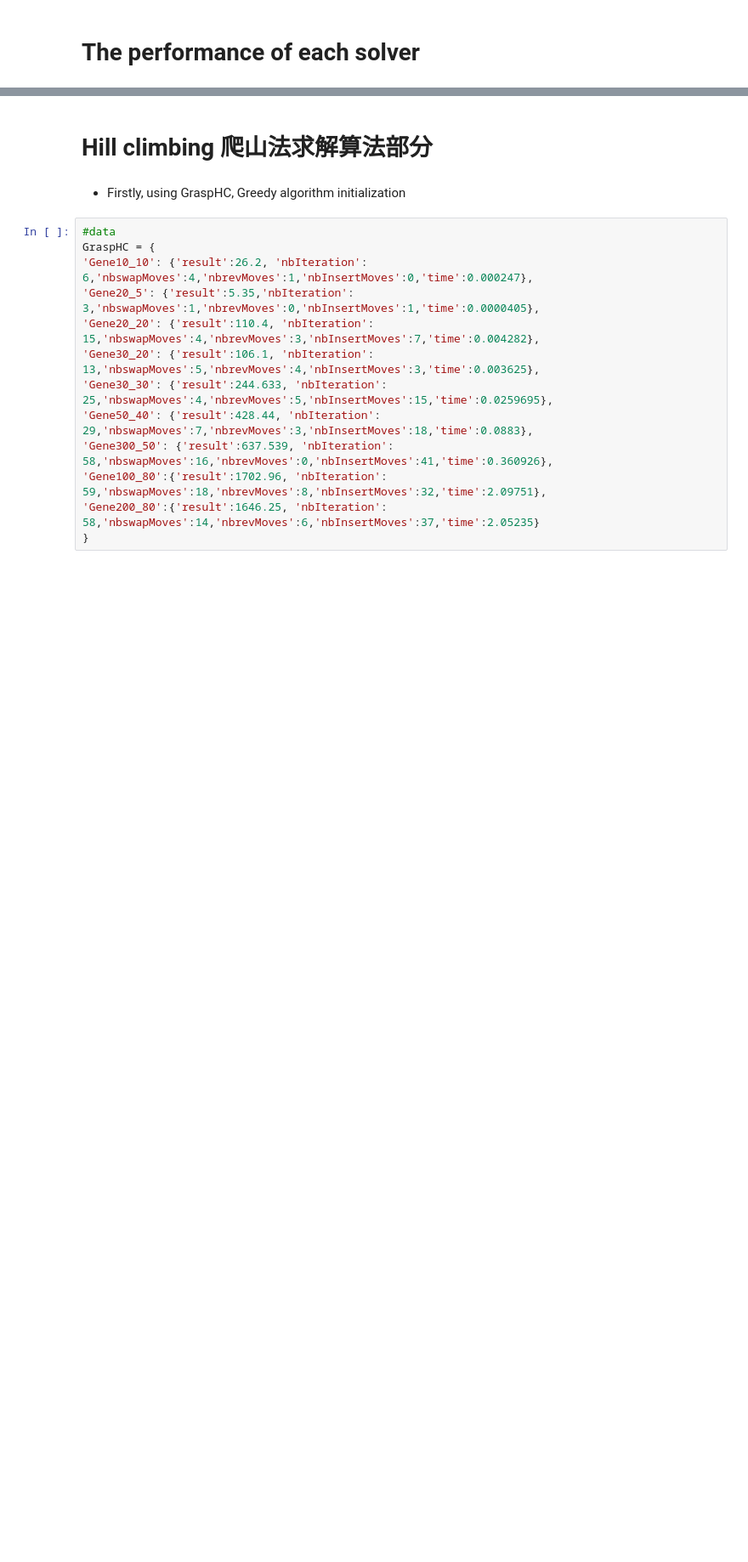
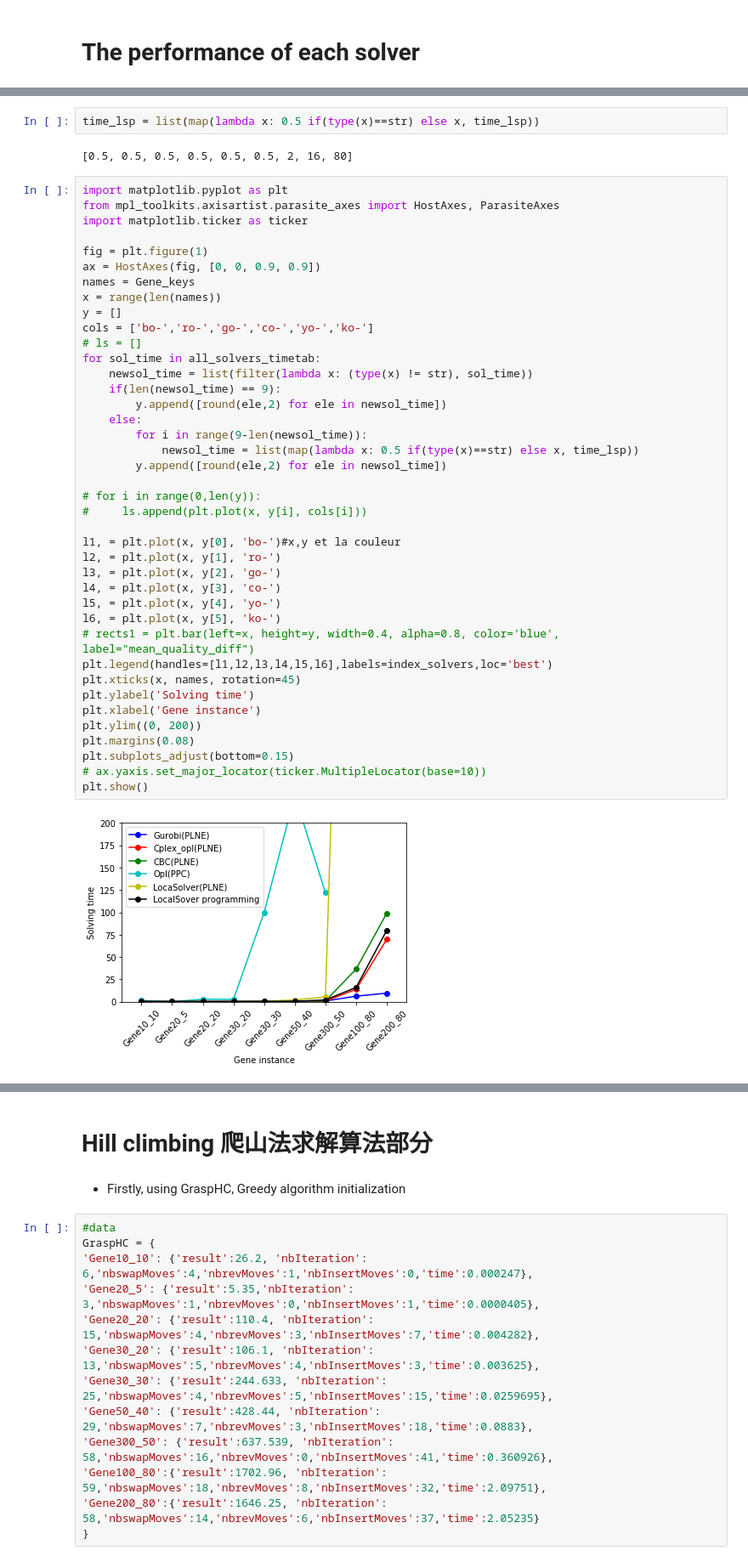
Before and after one commit to xiechenxavier/Gene_Experiment, a Jupyter notebook: GeneTP/GeneTP2.ipynb, the cells around one changed output, grey strips where cells are left out. Shown at 85% size. Cells and saved outputs as stored; diff of their text form; blank space fills up the shorter version.

```diff
--- a/GeneTP/GeneTP2.ipynb
+++ b/GeneTP/GeneTP2.ipynb
@@ -361,3 +384,49 @@ pd_time_comparaison
+# %%
+time_lsp = list(map(lambda x: 0.5 if(type(x)==str) else x, time_lsp))
+# %% [output]
+[0.5, 0.5, 0.5, 0.5, 0.5, 0.5, 2, 16, 80]
+# %%
+import matplotlib.pyplot as plt
+from mpl_toolkits.axisartist.parasite_axes import HostAxes, ParasiteAxes
+import matplotlib.ticker as ticker
+
+fig = plt.figure(1)
+ax = HostAxes(fig, [0, 0, 0.9, 0.9])
+names = Gene_keys
+x = range(len(names))
+y = []
+cols = ['bo-','ro-','go-','co-','yo-','ko-']
+# ls = []
+for sol_time in all_solvers_timetab:
+    newsol_time = list(filter(lambda x: (type(x) != str), sol_time))
+    if(len(newsol_time) == 9):
+        y.append([round(ele,2) for ele in newsol_time])
+    else:
+        for i in range(9-len(newsol_time)):
+            newsol_time = list(map(lambda x: 0.5 if(type(x)==str) else x, time_lsp))
+        y.append([round(ele,2) for ele in newsol_time])
+
+# for i in range(0,len(y)):
+#     ls.append(plt.plot(x, y[i], cols[i]))
+
+l1, = plt.plot(x, y[0], 'bo-')#x,y et la couleur
+l2, = plt.plot(x, y[1], 'ro-')
+l3, = plt.plot(x, y[2], 'go-')
+l4, = plt.plot(x, y[3], 'co-')
+l5, = plt.plot(x, y[4], 'yo-')
+l6, = plt.plot(x, y[5], 'ko-')
+# rects1 = plt.bar(left=x, height=y, width=0.4, alpha=0.8, color='blue', label="mean_quality_diff")
+plt.legend(handles=[l1,l2,l3,l4,l5,l6],labels=index_solvers,loc='best')
+plt.xticks(x, names, rotation=45)
+plt.ylabel('Solving time')
+plt.xlabel('Gene instance')
+plt.ylim((0, 200))
+plt.margins(0.08)
+plt.subplots_adjust(bottom=0.15)
+# ax.yaxis.set_major_locator(ticker.MultipleLocator(base=10))
+plt.show()
+# %% [output]
+[figure, added]
 # %%
 pd_res_comparaison = pd.DataFrame(all_solvers_restab,index = index_solvers,columns = Gene_keys).T
 pd_res_comparaison
```
Also changed, not shown: parts of 36 cells of this notebook, 38 other files.
